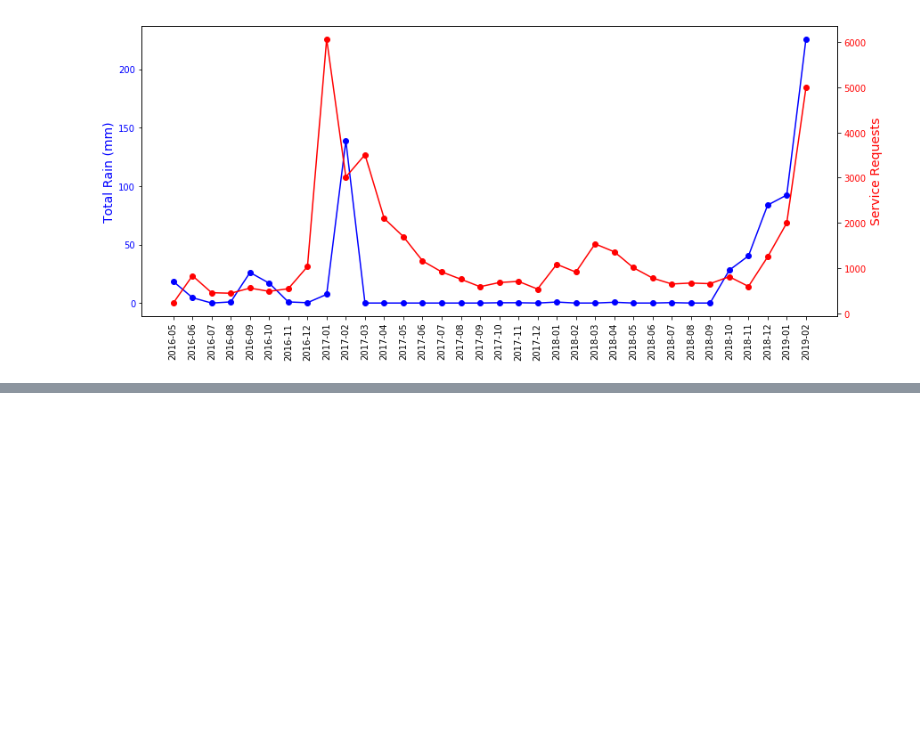
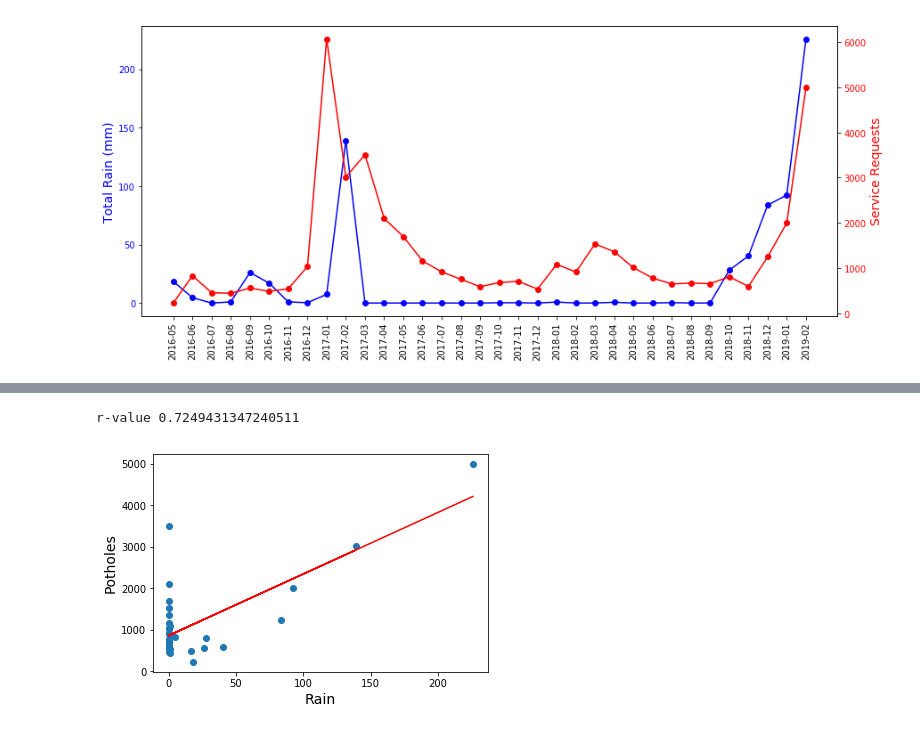
Before and after one commit to lidiomarx/SD-Potholes, a Jupyter notebook: RainData.ipynb, the cells around one changed output, grey strips where cells are left out. Saved outputs shown, nothing was run; the diff lists cells and outputs as text; code cells hidden in the pictures; blank space fills up the shorter version.

```diff
--- a/RainData.ipynb
+++ b/RainData.ipynb
@@ -116,0 +140,24 @@ ax2.tick_params(axis='y', labelcolor='red')
+# %%
+from scipy.stats import linregress
+import numpy as np
+
+rain, pothole = [], []
+for a,b in zip(y1,y2):
+    if b < 6000:
+        rain.append(a)
+        pothole.append(b)
+
+rain = np.array(rain)
+pothole = np.array(pothole)
+
+plt.scatter(rain,pothole)
+plt.xlabel('Rain', fontsize=14)
+plt.ylabel('Potholes', fontsize=14)
+
+(slope, intercept, rvalue, _, _) = linregress(rain, pothole)
+fit = slope * rain + intercept
+plt.plot(rain, fit, 'r-')
+print(f'r-value {rvalue}')
+# %% [output]
+r-value 0.7249431347240511
+[figure, added]
```
Also changed, not shown: parts of 1 cell of this notebook.
